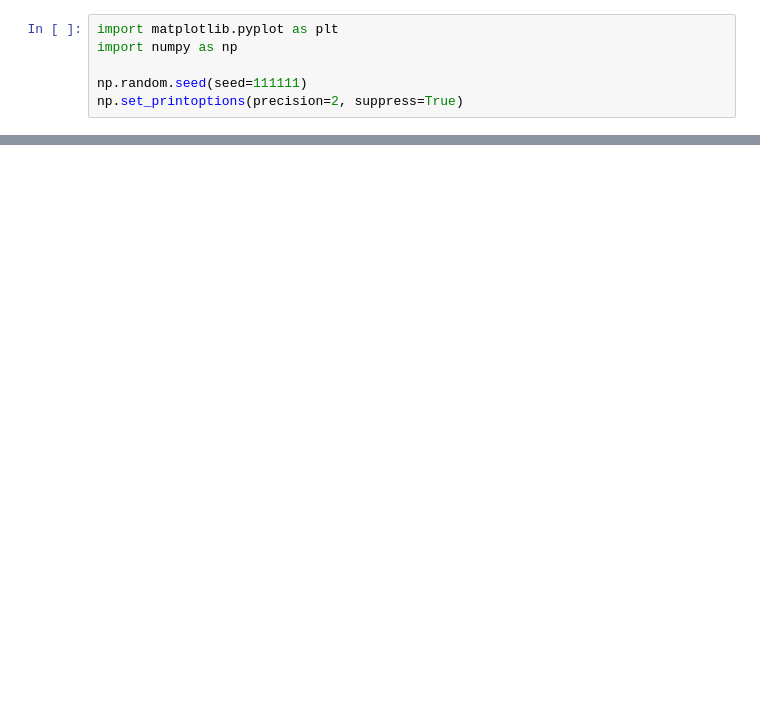
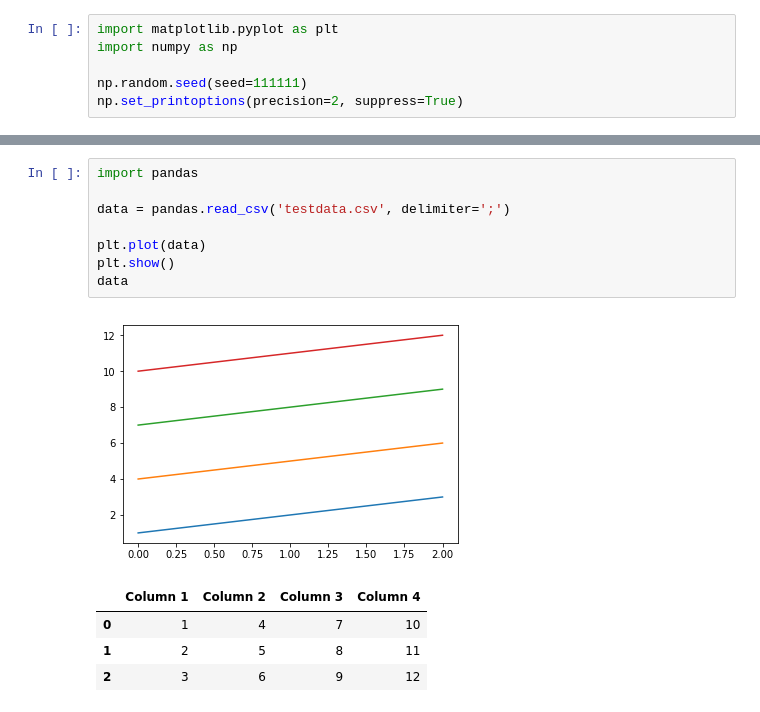
Before and after one commit to matt-chapman/master-thesis, a Jupyter notebook: Testing/src/ChangeDetection/ChangeDetectionExperiments.ipynb, the cells around one changed output, grey strips where cells are left out. Drawn from its saved outputs; the diff is of its cells as text; blank space fills up the shorter version.

```diff
--- a/Testing/src/ChangeDetection/ChangeDetectionExperiments.ipynb
+++ b/Testing/src/ChangeDetection/ChangeDetectionExperiments.ipynb
@@ -23,0 +32,14 @@ plt.show()
+# %%
+import pandas
+
+data = pandas.read_csv('testdata.csv', delimiter=';')
+
+plt.plot(data)
+plt.show()
+data
+# %% [output]
+[figure, added]
+|  | Column 1 | Column 2 | Column 3 | Column 4 |
+| 0 | 1 | 4 | 7 | 10 |
+| 1 | 2 | 5 | 8 | 11 |
+| 2 | 3 | 6 | 9 | 12 |
```
Also changed, not shown: parts of 3 cells of this notebook.
